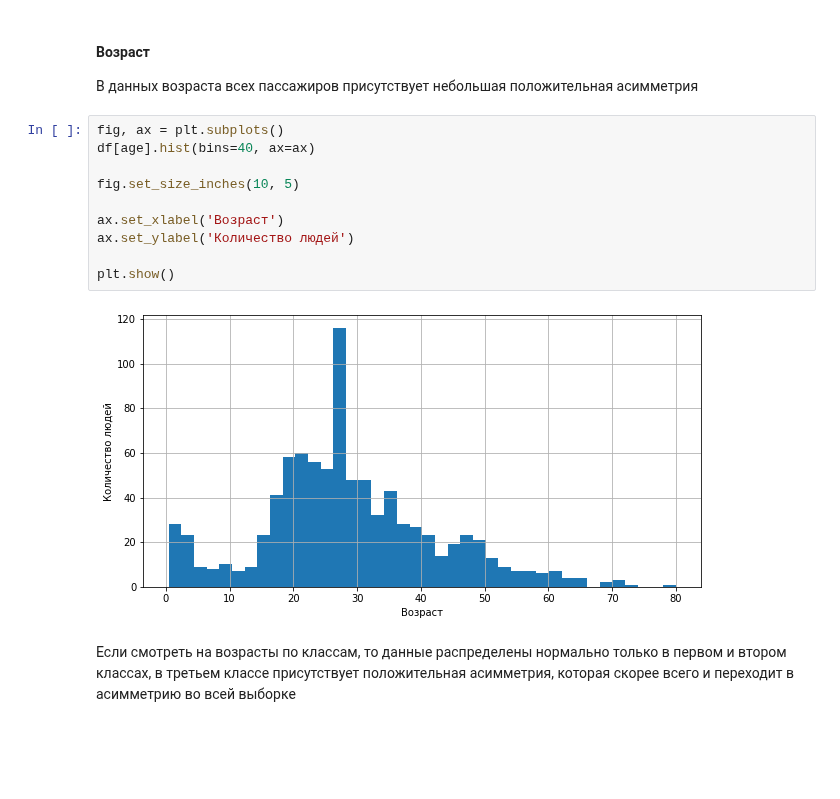
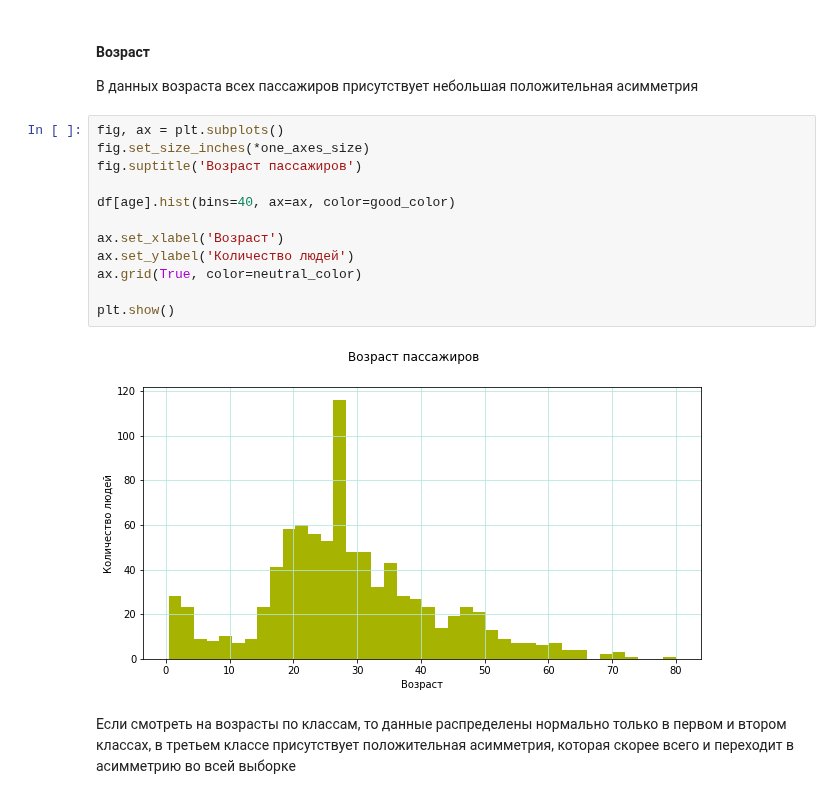
Before and after one commit to gaskeo/yandex-lyceum-selection-round, a Jupyter notebook: main.ipynb, the cells around one changed output. Cells and saved outputs as stored; diff of their text form; blank space fills up the shorter version.

```diff
--- a/main.ipynb
+++ b/main.ipynb
@@ -627,16 +710,18 @@ plt.show()
 В данных возраста всех пассажиров присутствует небольшая положительная асимметрия
 # %%
 fig, ax = plt.subplots()
-df[age].hist(bins=40, ax=ax)
+fig.set_size_inches(*one_axes_size)
+fig.suptitle('Возраст пассажиров')
 
-fig.set_size_inches(10, 5)
+df[age].hist(bins=40, ax=ax, color=good_color)
 
 ax.set_xlabel('Возраст')
 ax.set_ylabel('Количество людей')
+ax.grid(True, color=neutral_color)
 
 plt.show()
 # %% [output]
-[figure, old version]
+[figure, new version]
 # %% [markdown]
 Если смотреть на возрасты по классам, то данные распределены нормально только в первом и втором классах, в третьем классе присутствует положительная асимметрия, которая скорее всего и переходит в асимметрию во всей выборке
 # %%
```
Also changed, not shown: parts of 43 cells of this notebook.
